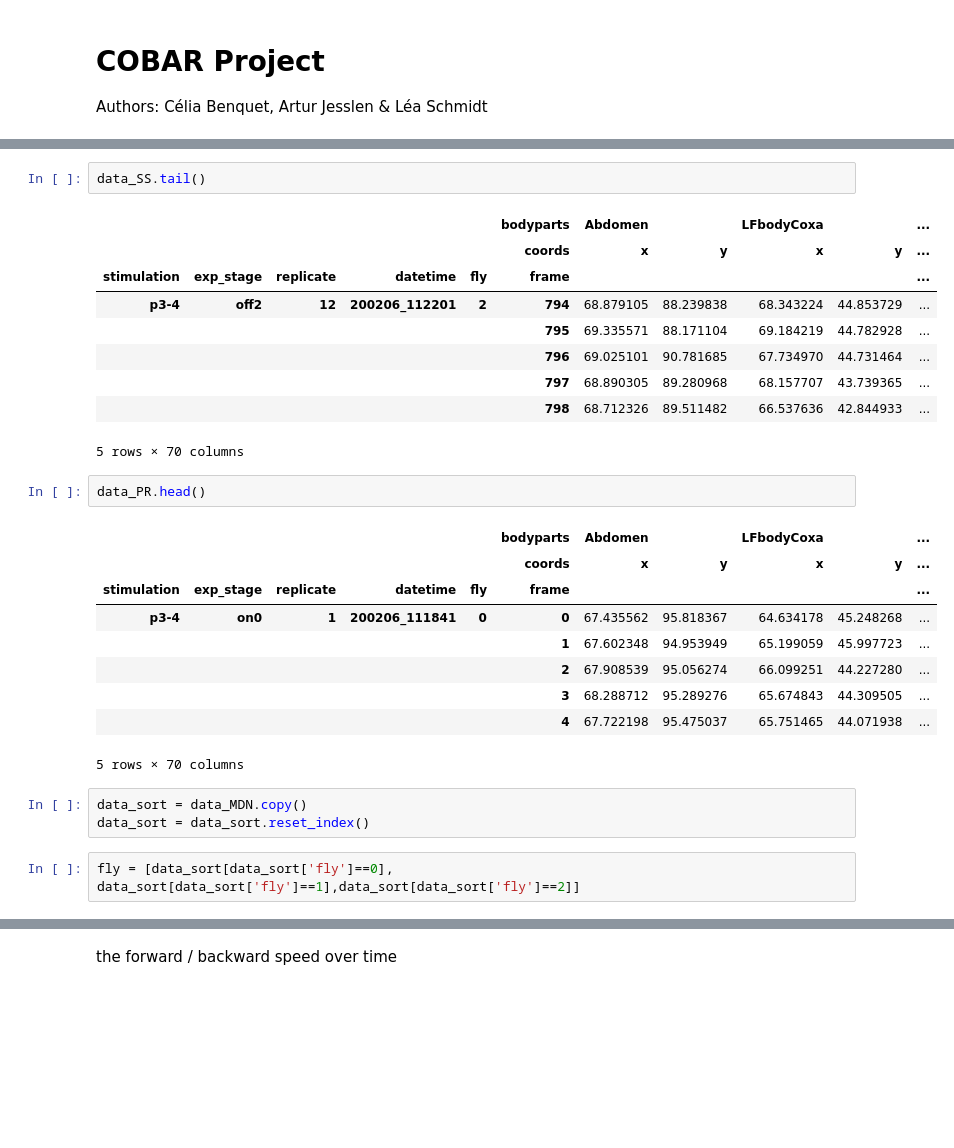
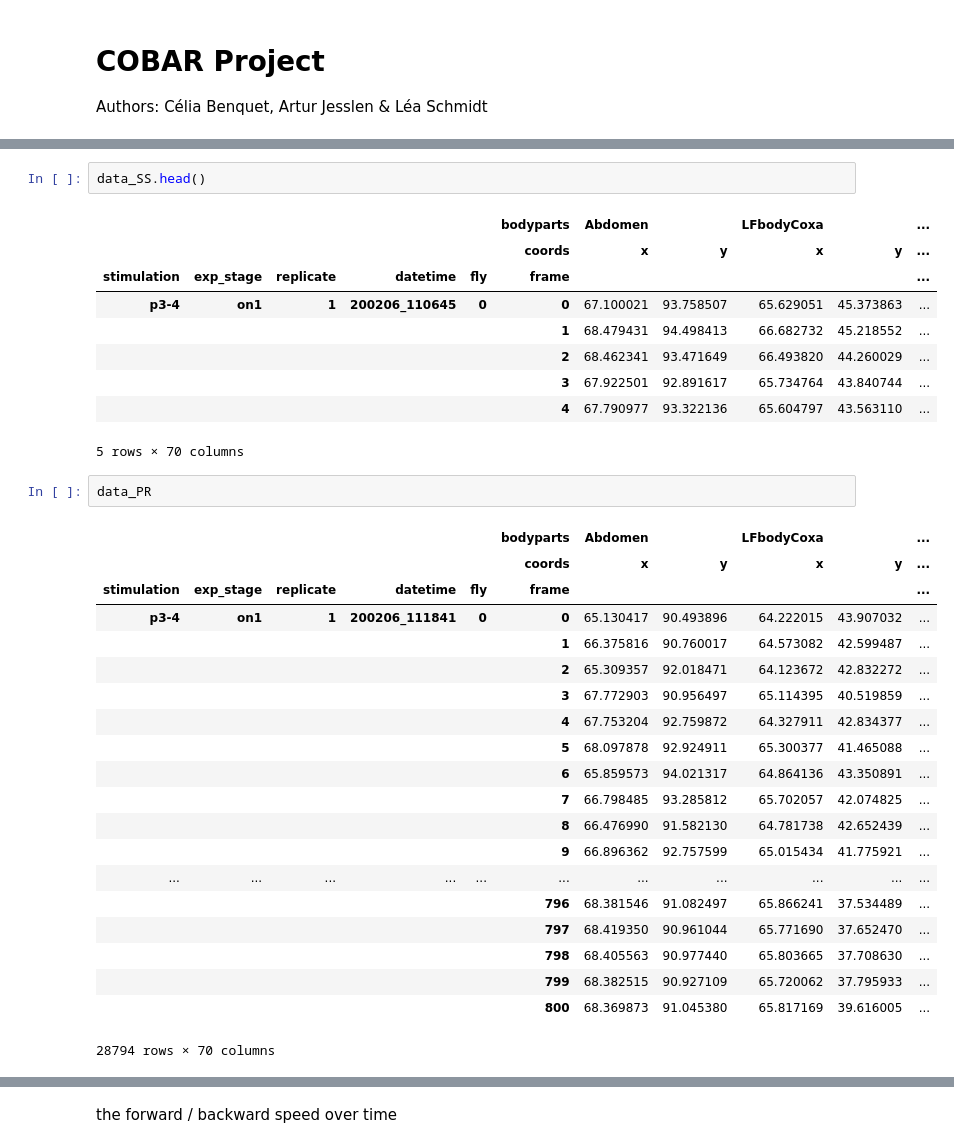
Before and after one commit to Arturjssln/CobarProject, a Jupyter notebook: COBAR_Project_Q1.ipynb, the cells around one changed output, grey strips where cells are left out. Cells and saved outputs as stored; diff of their text form; blank space fills up the shorter version.

```diff
--- a/COBAR_Project_Q1.ipynb
+++ b/COBAR_Project_Q1.ipynb
@@ -35,30 +39,36 @@ data_MDN.head()
 5 rows × 70 columns
 # %%
-data_SS.tail()
+data_SS.head()
 # %% [output]
 |  |  |  |  |  | bodyparts | Abdomen |  | LFbodyCoxa |  | ... |
 |  |  |  |  |  | coords | x | y | x | y | ... |
 | stimulation | exp_stage | replicate | datetime | fly | frame |  |  |  |  | ... |
-| p3-4 | off2 | 12 | 200206_112201 | 2 | 794 | 68.879105 | 88.239838 | 68.343224 | 44.853729 | ... |
-|  |  |  |  |  | 795 | 69.335571 | 88.171104 | 69.184219 | 44.782928 | ... |
-|  |  |  |  |  | 796 | 69.025101 | 90.781685 | 67.734970 | 44.731464 | ... |
-|  |  |  |  |  | 797 | 68.890305 | 89.280968 | 68.157707 | 43.739365 | ... |
-|  |  |  |  |  | 798 | 68.712326 | 89.511482 | 66.537636 | 42.844933 | ... |
+| p3-4 | on1 | 1 | 200206_110645 | 0 | 0 | 67.100021 | 93.758507 | 65.629051 | 45.373863 | ... |
+|  |  |  |  |  | 1 | 68.479431 | 94.498413 | 66.682732 | 45.218552 | ... |
+|  |  |  |  |  | 2 | 68.462341 | 93.471649 | 66.493820 | 44.260029 | ... |
+|  |  |  |  |  | 3 | 67.922501 | 92.891617 | 65.734764 | 43.840744 | ... |
+|  |  |  |  |  | 4 | 67.790977 | 93.322136 | 65.604797 | 43.563110 | ... |
 5 rows × 70 columns
 # %%
-data_PR.head()
+data_PR
 # %% [output]
 |  |  |  |  |  | bodyparts | Abdomen |  | LFbodyCoxa |  | ... |
 |  |  |  |  |  | coords | x | y | x | y | ... |
 | stimulation | exp_stage | replicate | datetime | fly | frame |  |  |  |  | ... |
-| p3-4 | on0 | 1 | 200206_111841 | 0 | 0 | 67.435562 | 95.818367 | 64.634178 | 45.248268 | ... |
-|  |  |  |  |  | 1 | 67.602348 | 94.953949 | 65.199059 | 45.997723 | ... |
-|  |  |  |  |  | 2 | 67.908539 | 95.056274 | 66.099251 | 44.227280 | ... |
-|  |  |  |  |  | 3 | 68.288712 | 95.289276 | 65.674843 | 44.309505 | ... |
-|  |  |  |  |  | 4 | 67.722198 | 95.475037 | 65.751465 | 44.071938 | ... |
+| p3-4 | on1 | 1 | 200206_111841 | 0 | 0 | 65.130417 | 90.493896 | 64.222015 | 43.907032 | ... |
+|  |  |  |  |  | 1 | 66.375816 | 90.760017 | 64.573082 | 42.599487 | ... |
+|  |  |  |  |  | 2 | 65.309357 | 92.018471 | 64.123672 | 42.832272 | ... |
+|  |  |  |  |  | 3 | 67.772903 | 90.956497 | 65.114395 | 40.519859 | ... |
+|  |  |  |  |  | 4 | 67.753204 | 92.759872 | 64.327911 | 42.834377 | ... |
+|  |  |  |  |  | 5 | 68.097878 | 92.924911 | 65.300377 | 41.465088 | ... |
+|  |  |  |  |  | 6 | 65.859573 | 94.021317 | 64.864136 | 43.350891 | ... |
+|  |  |  |  |  | 7 | 66.798485 | 93.285812 | 65.702057 | 42.074825 | ... |
+|  |  |  |  |  | 8 | 66.476990 | 91.582130 | 64.781738 | 42.652439 | ... |
+|  |  |  |  |  | 9 | 66.896362 | 92.757599 | 65.015434 | 41.775921 | ... |
+| ... | ... | ... | ... | ... | ... | ... | ... | ... | ... | ... |
+|  |  |  |  |  | 796 | 68.381546 | 91.082497 | 65.866241 | 37.534489 | ... |
+|  |  |  |  |  | 797 | 68.419350 | 90.961044 | 65.771690 | 37.652470 | ... |
+|  |  |  |  |  | 798 | 68.405563 | 90.977440 | 65.803665 | 37.708630 | ... |
+|  |  |  |  |  | 799 | 68.382515 | 90.927109 | 65.720062 | 37.795933 | ... |
+|  |  |  |  |  | 800 | 68.369873 | 91.045380 | 65.817169 | 39.616005 | ... |
-5 rows × 70 columns
+28794 rows × 70 columns
-# %%
-data_sort = data_MDN.copy()
-data_sort = data_sort.reset_index()
-# %%
-fly = [data_sort[data_sort['fly']==0], data_sort[data_sort['fly']==1],data_sort[data_sort['fly']==2]]
```
Also changed, not shown: parts of 27 cells of this notebook.
